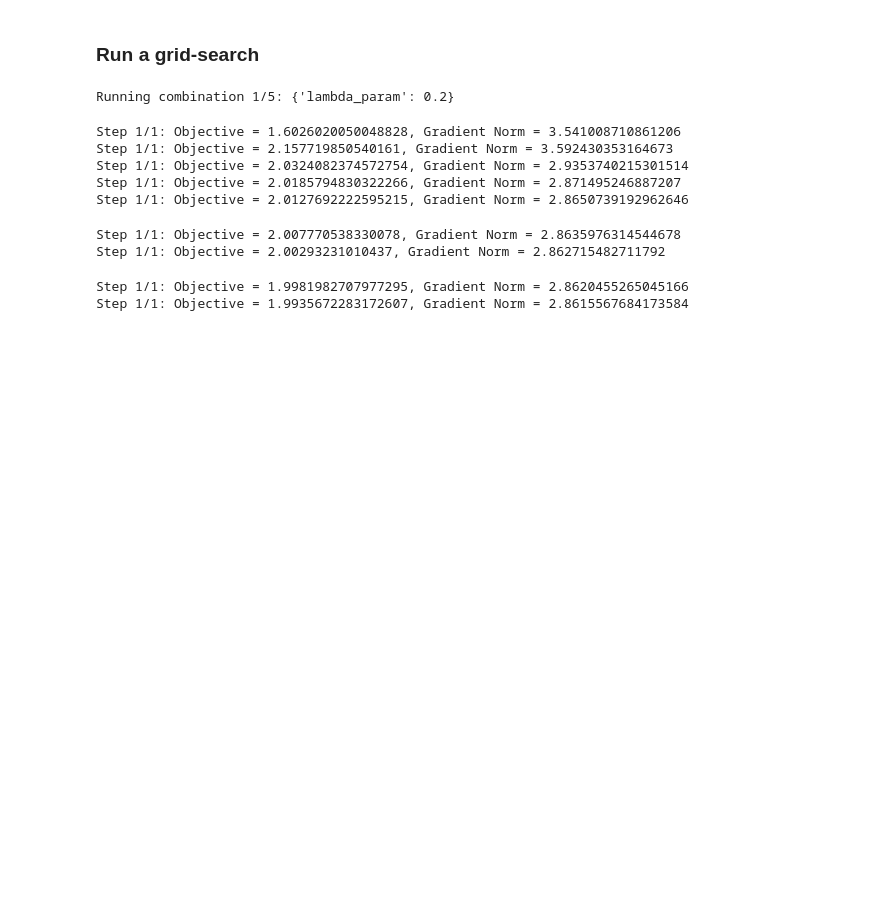
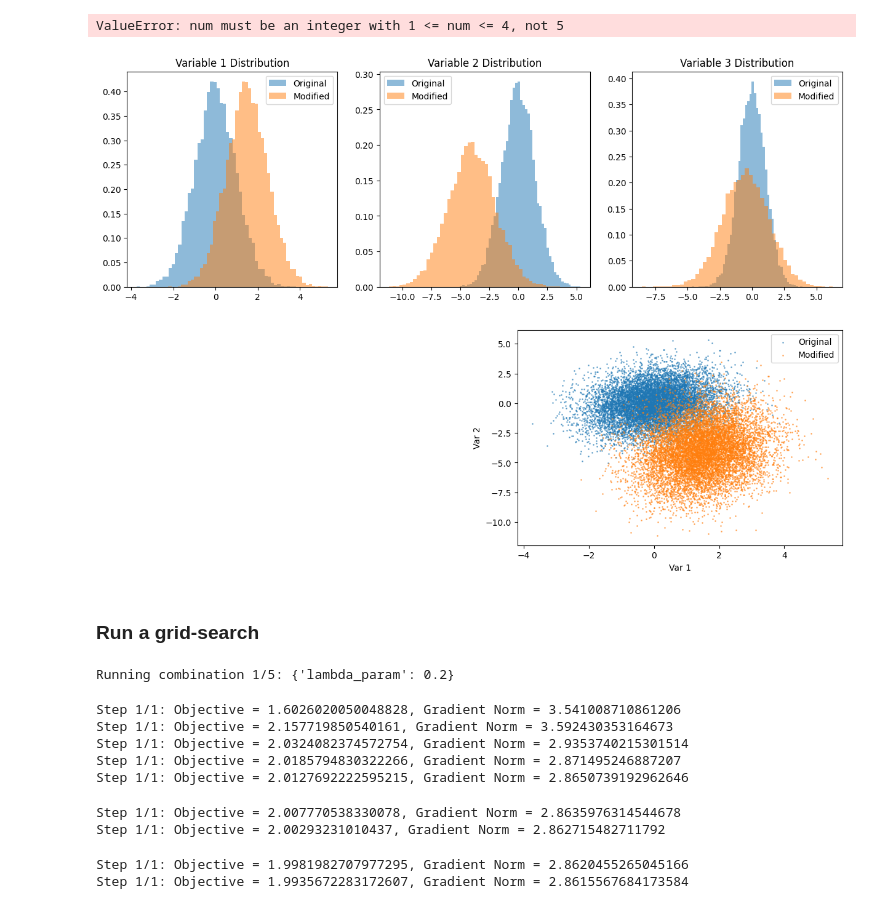
Before and after one commit to yfelekis/DiRoCA, a Jupyter notebook: erica_gelbrich_optimisation.ipynb, the cells around one changed output. Drawn from its saved outputs; the diff is of its cells as text; code cells hidden in the pictures; blank space fills up the shorter version.

```diff
--- a/erica_gelbrich_optimisation.ipynb
+++ b/erica_gelbrich_optimisation.ipynb
@@ -545,0 +545,14 @@ RuntimeError: torch.linalg.eig: input tensor should not contain infs or NaNs.
+# %%
+data = mut.load_samples(experiment)
+# %%
+#Gelbrich mu and Sigma
+#ll_moments      = mut.sample_moments_U(mu_hat = mu_U_ll_hat, Sigma_hat = Sigma_U_ll_hat, bound = epsilon, num_envs = 1)
+#noise_mu_L, noise_Sigma_L = ll_moments[0]
+#hl_moments      = mut.sample_moments_U(mu_hat = mu_U_hl_hat, Sigma_hat = Sigma_U_hl_hat, bound = delta, num_envs = 1)
+# mu_H0, Sigma_H0 = hl_moments[0]
+#Max mu and Sigma
+noise_mu_L, noise_Sigma_L = mu_L, Sigma_L
+noiseL = np.random.multivariate_normal(mean=noise_mu_L, cov=noise_Sigma_L, size=num_llsamples)
+
+noise_mu_H, noise_Sigma_H =  mu_H, Sigma_H
+noiseH = np.random.multivariate_normal(mean=noise_mu_H, cov=noise_Sigma_H, size=num_hlsamples)
@@ -546,3 +1403,30 @@ RuntimeError: torch.linalg.eig: input tensor should not contain infs or NaNs.
+# %%
+# 1. Just shift Gaussian parameters
+modifier = DataModifier(Dll)
+shifted_data = modifier.shift_gaussian(
+    mean_shift={0: 1.5, 1: -4,2: -0.5},
+    var_multiplier={1: 2.0, 2:3}
+).modified_data
+
+# # 2. Add non-Gaussian noise to specific variables
+# non_gaussian_data = modifier.reset().add_non_gaussian_noise(
+#     distribution_type='exponential',
+#     vars_to_modify=[0, 2]
+# ).modified_data
+
+# # 3. Complex modification
+# complex_modification = (modifier.reset()
+#     .shift_gaussian(mean_shift={0: 1.0})
+#     .add_non_gaussian_noise(distribution_type='exponential')
+#     .contaminate_linearity(contamination_fraction=0.3)
+#     .modified_data
+# )
+
+# 4. Visualize changes
+modifier.plot_modifications()
+# %% [output]
+ValueError: num must be an integer with 1 <= num <= 4, not 5
+[figure, added]
 # %% [markdown]
 ### Run a grid-search
 # %%
```
Also changed, not shown: parts of 45 cells of this notebook, 32 other files.
